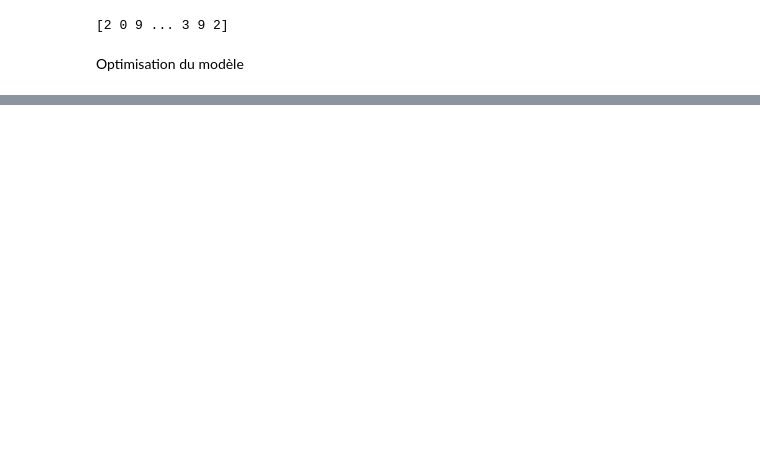
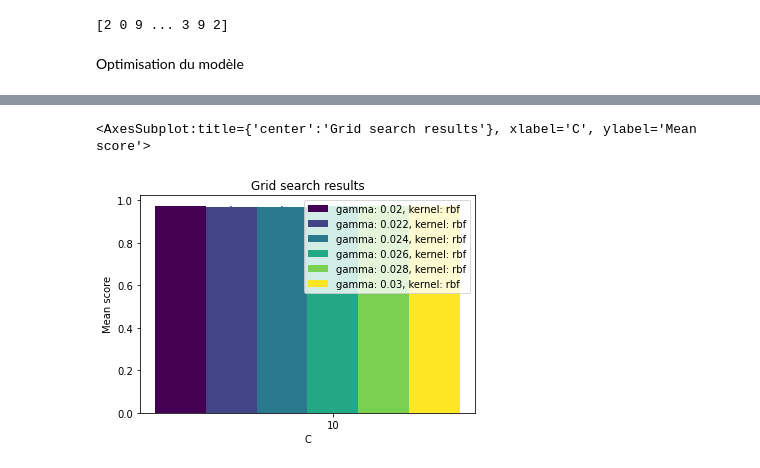
Before and after one commit to CharbonneauJean/20220223-SVM-Digits, a Jupyter notebook: SVM-Digits-Soubika.ipynb, the cells around one changed output, grey strips where cells are left out. Saved outputs shown, nothing was run; the diff lists cells and outputs as text; code cells hidden in the pictures; blank space fills up the shorter version.

```diff
--- a/SVM-Digits-Soubika.ipynb
+++ b/SVM-Digits-Soubika.ipynb
@@ -13,9 +16,9 @@ from sklearn.metrics import accuracy_score, confusion_matrix
 Import des trois Dataset
 # %%
 path = 'D:/bika/Simplon/Machine Learning/SVM/projet_brief_poste/20220223-SVM-Digits/data'
-df_sample_submission = pd.read_csv(path + '/sample_submission.csv')
-df_test = pd.read_csv(path + '/test.csv')
-df_train = pd.read_csv(path + '/train.csv')
+df_sample_submission = pd.read_csv('data/sample_submission.csv')
+df_test = pd.read_csv('data/test.csv')
+df_train = pd.read_csv('data/train.csv')
 # %% [markdown]
 Exploitation des données
 # %%
@@ -134,6 +137,8 @@ for i in df_train.columns:
     colonne.append(i)
 # %% [markdown]
 Créer le modèle
+# %%
+df_train = resample(df_train, replace=False, n_samples=15000)
 # %%
 X = df_train.drop("label", axis = 1)
 y = df_train['label']
@@ -143,8 +148,6 @@ X_std = scaler.fit_transform(X)
 # %%
 X_train, X_test, y_train, y_test = train_test_split(X_std, y, test_size=0.2, random_state=0)
 # %%
-classifier = SVC()
+classifier = SVC(C=10, gamma=0.028, kernel='rbf')
 model = classifier.fit(X_train, y_train)
-
-y_pred = classifier.predict(X_test)
 # %%
@@ -204,9 +191,9 @@ Optimisation du modèle
 from sklearn.model_selection import GridSearchCV, KFold
 
 
-params = {'C' : [100,1000], 'gamma' : [1, 0.01], 'kernel' : ['linear', 'rbf']}
+params = {'C' : [10], 'gamma' : [0.02, 0.022, 0.024, 0.026, 0.028, 0.03], 'kernel' : ['rbf']}
 cv_set = KFold(n_splits=5, shuffle=True, random_state=0)
-grid_cv = GridSearchCV(classifier, param_grid=params, verbose = 2, scoring = 'accuracy', cv = cv_set)
+grid_cv = GridSearchCV(classifier, param_grid=params, verbose = 2, scoring = 'accuracy', cv = cv_set, n_jobs=-1, return_train_score=True)
 # %%
 model2 = grid_cv.fit(X_train, y_train)
 # %% [output]
@@ -216,0 +234,5 @@ print(model2.best_estimator_)
+# %%
+plot.grid_search(model2.cv_results_, change='C', kind='bar')
+# %% [output]
+<AxesSubplot:title={'center':'Grid search results'}, xlabel='C', ylabel='Mean score'>
+[figure, added]
```
Also changed, not shown: parts of 9 cells of this notebook, 10 other files.
